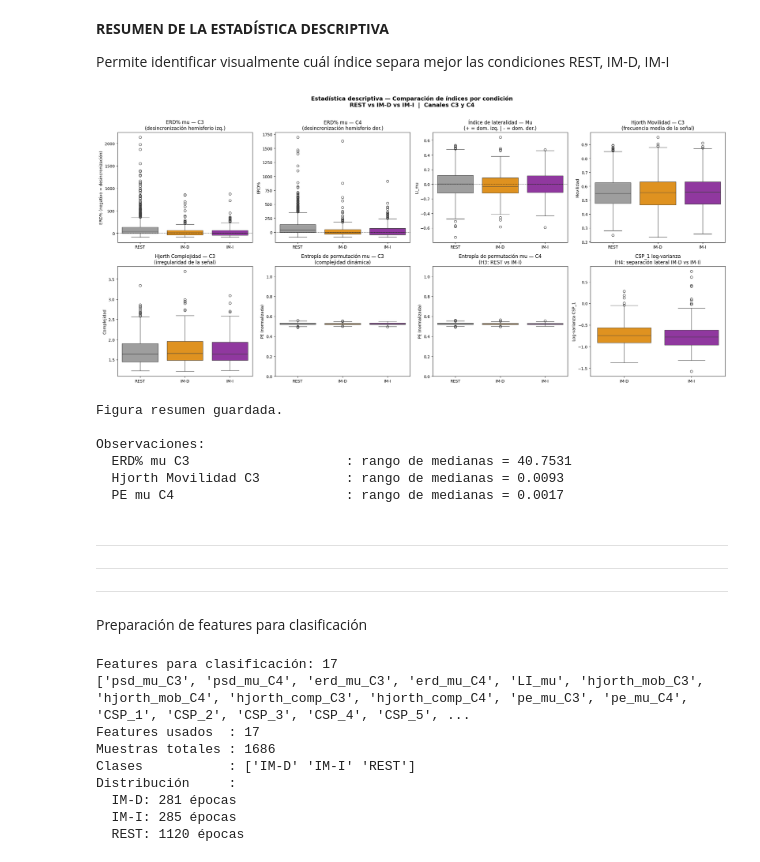
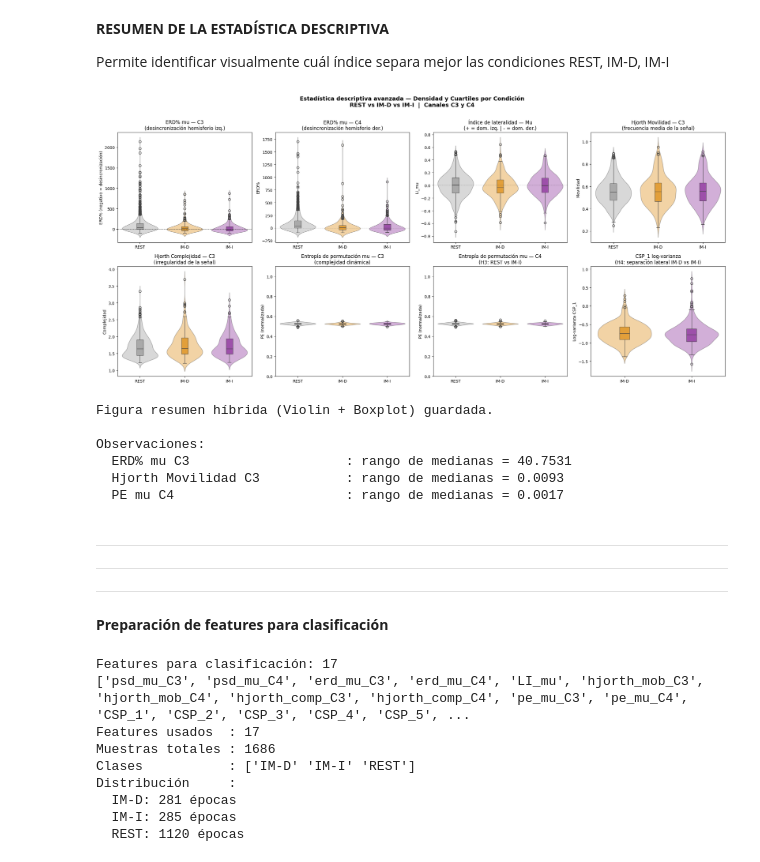
Before and after one commit to luciestrada/Proyecto2_Biosenales_LucianaAcevedo_LucianaEstrada, a Jupyter notebook: Proyecto2_biosenales.ipynb, the cells around one changed output. Saved outputs shown, nothing was run; the diff lists cells and outputs as text; code cells hidden in the pictures.

```diff
--- a/Proyecto2_biosenales.ipynb
+++ b/Proyecto2_biosenales.ipynb
@@ -1217,7 +1043,6 @@ Todos los componentes CSP (IM-D vs IM-I):
 
 Permite identificar visualmente cuál índice separa mejor las condiciones REST, IM-D, IM-I
 # %%
-
 df_act = df_final[df_final['condicion'].isin(CONDS_P2)].copy()
 
 # Orden fijo de condiciones para todos los gráficos
@@ -1228,18 +1053,22 @@ fig, axes = plt.subplots(2, 4, figsize=(22, 10))
 axes = axes.flatten()
 
 # ── Panel 1: ERD% mu en C3 ───────────────────────────────────
-sns.boxplot(data=df_act, x='condicion', y='erd_mu_C3',
-            order=orden, hue='condicion', palette=COLORES,
-            legend=False, ax=axes[0])
+# Violín de fondo (Densidad de probabilidad)
+sns.violinplot(data=df_act, x='condicion', y='erd_mu_C3', order=orden,
+               hue='condicion', palette=COLORES, legend=False, inner=None, alpha=0.4, ax=axes[0])
+# Boxplot encima (Cuartiles y medianas precisas)
+sns.boxplot(data=df_act, x='condicion', y='erd_mu_C3', order=orden,
+            hue='condicion', palette=COLORES, legend=False, width=0.15, boxprops=dict(alpha=0.8), ax=axes[0])
 axes[0].axhline(0, color='black', linestyle='--', linewidth=0.8, alpha=0.5)
 axes[0].set_title('ERD% mu — C3\n(desincronización hemisferio izq.)')
 axes[0].set_ylabel('ERD% (negativo = desincronización)')
 axes[0].set_xlabel('')
 
 # ── Panel 2: ERD% mu en C4 ───────────────────────────────────
-sns.boxplot(data=df_act, x='condicion', y='erd_mu_C4',
-            order=orden, hue='condicion', palette=COLORES,
-            legend=False, ax=axes[1])
+sns.violinplot(data=df_act, x='condicion', y='erd_mu_C4', order=orden,
+               hue='condicion', palette=COLORES, legend=False, inner=None, alpha=0.4, ax=axes[1])
+sns.boxplot(data=df_act, x='condicion', y='erd_mu_C4', order=orden,
+            hue='condicion', palette=COLORES, legend=False, width=0.15, boxprops=dict(alpha=0.8), ax=axes[1])
 axes[1].axhline(0, color='black', linestyle='--', linewidth=0.8, alpha=0.5)
 axes[1].set_title('ERD% mu — C4\n(desincronización hemisferio der.)')
 axes[1].set_ylabel('ERD%')
@@ -1247,35 +1076,39 @@ axes[1].set_xlabel('')
 
 # ── Panel 3: LI mu ───────────────────────────────────────────
 if 'LI_mu' in df_act.columns:
-    sns.boxplot(data=df_act, x='condicion', y='LI_mu',
-                order=orden, hue='condicion', palette=COLORES,
-                legend=False, ax=axes[2])
+    sns.violinplot(data=df_act, x='condicion', y='LI_mu', order=orden,
+                   hue='condicion', palette=COLORES, legend=False, inner=None, alpha=0.4, ax=axes[2])
+    sns.boxplot(data=df_act, x='condicion', y='LI_mu', order=orden,
+                hue='condicion', palette=COLORES, legend=False, width=0.15, boxprops=dict(alpha=0.8), ax=axes[2])
     axes[2].axhline(0, color='black', linestyle='--', linewidth=0.8, alpha=0.5)
     axes[2].set_title('Índice de lateralidad — Mu\n(+ = dom. izq. | - = dom. der.)')
     axes[2].set_ylabel('LI_mu')
     axes[2].set_xlabel('')
 
 # ── Panel 4: Hjorth Movilidad C3 ─────────────────────────────
-sns.boxplot(data=df_act, x='condicion', y='hjorth_mob_C3',
-            order=orden, hue='condicion', palette=COLORES,
-            legend=False, ax=axes[3])
+sns.violinplot(data=df_act, x='condicion', y='hjorth_mob_C3', order=orden,
+               hue='condicion', palette=COLORES, legend=False, inner=None, alpha=0.4, ax=axes[3])
+sns.boxplot(data=df_act, x='condicion', y='hjorth_mob_C3', order=orden,
+            hue='condicion', palette=COLORES, legend=False, width=0.15, boxprops=dict(alpha=0.8), ax=axes[3])
 axes[3].set_title('Hjorth Movilidad — C3\n(frecuencia media de la señal)')
 axes[3].set_ylabel('Movilidad')
 axes[3].set_xlabel('')
 
 # ── Panel 5: Hjorth Complejidad C3 ───────────────────────────
-sns.boxplot(data=df_act, x='condicion', y='hjorth_comp_C3',
-            order=orden, hue='condicion', palette=COLORES,
-            legend=False, ax=axes[4])
+sns.violinplot(data=df_act, x='condicion', y='hjorth_comp_C3', order=orden,
+               hue='condicion', palette=COLORES, legend=False, inner=None, alpha=0.4, ax=axes[4])
+sns.boxplot(data=df_act, x='condicion', y='hjorth_comp_C3', order=orden,
+            hue='condicion', palette=COLORES, legend=False, width=0.15, boxprops=dict(alpha=0.8), ax=axes[4])
 axes[4].set_title('Hjorth Complejidad — C3\n(irregularidad de la señal)')
 axes[4].set_ylabel('Complejidad')
 axes[4].set_xlabel('')
 
 # ── Panel 6: PE mu C3 ────────────────────────────────────────
 if 'pe_mu_C3' in df_act.columns:
-    sns.boxplot(data=df_act, x='condicion', y='pe_mu_C3',
-                order=orden, hue='condicion', palette=COLORES,
-                legend=False, ax=axes[5])
+    sns.violinplot(data=df_act, x='condicion', y='pe_mu_C3', order=orden,
+                   hue='condicion', palette=COLORES, legend=False, inner=None, alpha=0.4, ax=axes[5])
+    sns.boxplot(data=df_act, x='condicion', y='pe_mu_C3', order=orden,
+                hue='condicion', palette=COLORES, legend=False, width=0.15, boxprops=dict(alpha=0.8), ax=axes[5])
     axes[5].set_ylim(0, 1.1)
     axes[5].set_title('Entropía de permutación mu — C3\n(complejidad dinámica)')
     axes[5].set_ylabel('PE (normalizada)')
@@ -1283,9 +1116,10 @@ if 'pe_mu_C3' in df_act.columns:
 
 # ── Panel 7: PE mu C4 ────────────────────────────────────────
 if 'pe_mu_C4' in df_act.columns:
-    sns.boxplot(data=df_act, x='condicion', y='pe_mu_C4',
-                order=orden, hue='condicion', palette=COLORES,
-                legend=False, ax=axes[6])
+    sns.violinplot(data=df_act, x='condicion', y='pe_mu_C4', order=orden,
+                   hue='condicion', palette=COLORES, legend=False, inner=None, alpha=0.4, ax=axes[6])
+    sns.boxplot(data=df_act, x='condicion', y='pe_mu_C4', order=orden,
+                hue='condicion', palette=COLORES, legend=False, width=0.15, boxprops=dict(alpha=0.8), ax=axes[6])
     axes[6].set_ylim(0, 1.1)
     axes[6].set_title('Entropía de permutación mu — C4\n(H3: REST vs IM-I)')
     axes[6].set_ylabel('PE (normalizada)')
@@ -1294,42 +1128,42 @@ if 'pe_mu_C4' in df_act.columns:
 # ── Panel 8: CSP_1 (solo IM-D vs IM-I) ──────────────────────
 if 'CSP_1' in df_act.columns:
     df_csp_desc = df_act[df_act['condicion'].isin(['IM-D', 'IM-I'])].copy()
     df_csp_desc = df_csp_desc.dropna(subset=['CSP_1'])
     if len(df_csp_desc) > 0:
-        sns.boxplot(data=df_csp_desc, x='condicion', y='CSP_1',
-                    order=['IM-D', 'IM-I'],
-                    hue='condicion',
-                    palette={'IM-D': COLORES['IM-D'], 'IM-I': COLORES['IM-I']},
-                    legend=False, ax=axes[7])
+        paleta_csp = {'IM-D': COLORES['IM-D'], 'IM-I': COLORES['IM-I']}
+        sns.violinplot(data=df_csp_desc, x='condicion', y='CSP_1', order=['IM-D', 'IM-I'],
+                       hue='condicion', palette=paleta_csp, legend=False, inner=None, alpha=0.4, ax=axes[7])
+        sns.boxplot(data=df_csp_desc, x='condicion', y='CSP_1', order=['IM-D', 'IM-I'],
+                    hue='condicion', palette=paleta_csp, legend=False, width=0.15, boxprops=dict(alpha=0.8), ax=axes[7])
         axes[7].set_title('CSP_1 log-varianza\n(H4: separación lateral IM-D vs IM-I)')
         axes[7].set_ylabel('Log-varianza CSP_1')
         axes[7].set_xlabel('')
 
 fig.suptitle(
-    'Estadística descriptiva — Comparación de índices por condición\n'
+    'Estadística descriptiva avanzada — Densidad y Cuartiles por Condición\n'
     'REST vs IM-D vs IM-I  |  Canales C3 y C4',
     fontsize=14, fontweight='bold', y=1.01
 )
 
 plt.tight_layout()
 plt.savefig('descriptivo_resumen_completo.png', dpi=150, bbox_inches='tight')
 plt.show()
 
-print("Figura resumen guardada.")
+print("Figura resumen híbrida (Violin + Boxplot) guardada.")
 print("\nObservaciones:")
 for col, desc in [
     ('erd_mu_C3',    'ERD% mu C3'),
     ('hjorth_mob_C3','Hjorth Movilidad C3'),
     ('pe_mu_C4',     'PE mu C4'),
 ]:
     if col not in df_act.columns:
         continue
     medias = df_act.groupby('condicion')[col].median()
     mejor_sep = medias.max() - medias.min()
     print(f"  {desc:30s}: rango de medianas = {mejor_sep:.4f}")
 # %% [output]
-[figure, old version]
+[figure, new version]
-Figura resumen guardada.
+Figura resumen híbrida (Violin + Boxplot) guardada.
 
 Observaciones:
   ERD% mu C3                    : rango de medianas = 40.7531
@@ -1340,7 +1174,7 @@ Observaciones:
 ------
 ------
 # %% [markdown]
- Preparación de features para clasificación
+**Preparación de features para clasificación**
 # %%
 
 #CLASIFICACIÓN SUPERVISADA
```
Also changed, not shown: parts of 12 cells of this notebook.
